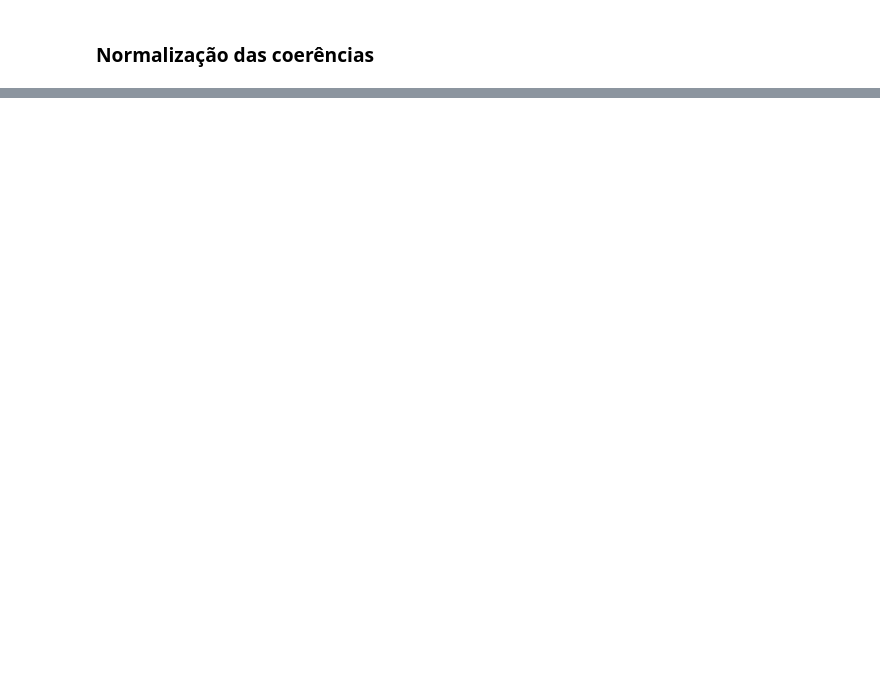
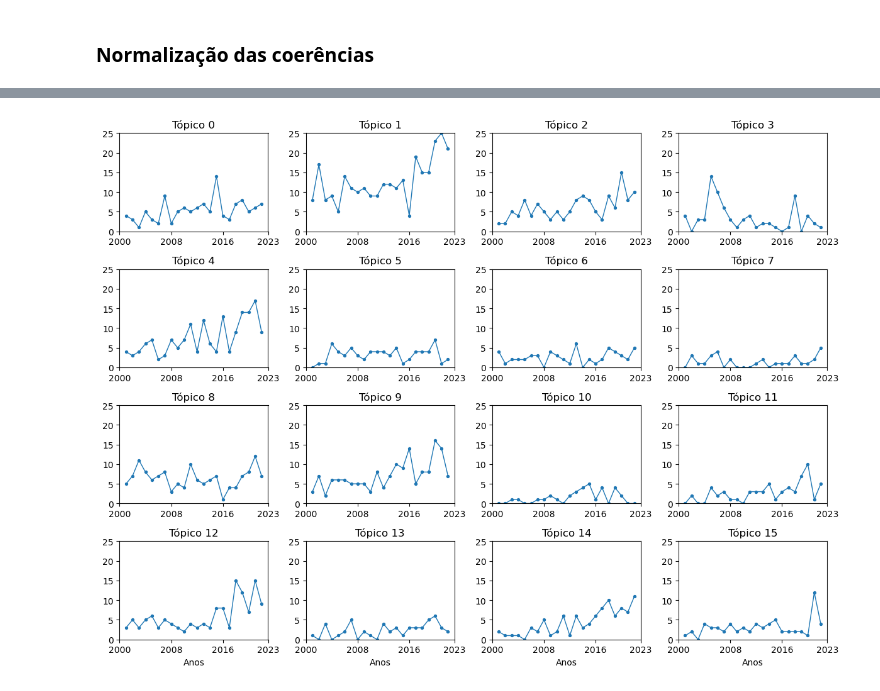
Before and after one commit to ghurone/monografia, a Jupyter notebook: teste_code/analise_dataset.ipynb, the cells around one changed output, grey strips where cells are left out. Saved outputs shown, nothing was run; the diff lists cells and outputs as text; code cells hidden in the pictures; blank space fills up the shorter version.

```diff
--- a/teste_code/analise_dataset.ipynb
+++ b/teste_code/analise_dataset.ipynb
@@ -204,0 +188,34 @@ pd.crosstab(df['seção'], df['topico'])
+# %%
+topicos_dict = df.groupby('ano')['topico'].value_counts().unstack().to_dict()
+# %%
+topicos_ = {}
+for topico in topicos_dict:
+    for ano, valor in topicos_dict[topico].items():
+        valor = 0 if np.isnan(valor) else int(valor)
+        try:
+            topicos_[ano].append(valor)
+        except KeyError:
+            topicos_[ano] = [valor]
+# %%
+fig, ax = plt.subplots(nrows=4, ncols=4,
+                           figsize=(12, 9))
+for topico in topicos_dict:
+    i, j = topico//4, topico%4
+    ax[i, j].set_title(f'Tópico {topico}')
+    if i == 3:
+        ax[i, j].set_xlabel('Anos')
+
+    dados = topicos_dict[topico]
+    anos, frequencia = dados.keys(), dados.values()
+    freq = np.array(list(frequencia))
+    freq[np.isnan(freq)] = 0
+    ax[i, j].scatter(anos, freq, s=8)
+    ax[i, j].plot(anos, freq, lw=1)
+    ax[i, j].set_xlim(2000, 2023)
+    ax[i, j].set_xticks([2000, 2008, 2016, 2023])
+    ax[i, j].set_ylim(0, 25)
+
+fig.tight_layout()
+plt.show()
+# %% [output]
+[figure, added]
```
Also changed, not shown: parts of 15 cells of this notebook, 1 other file.
